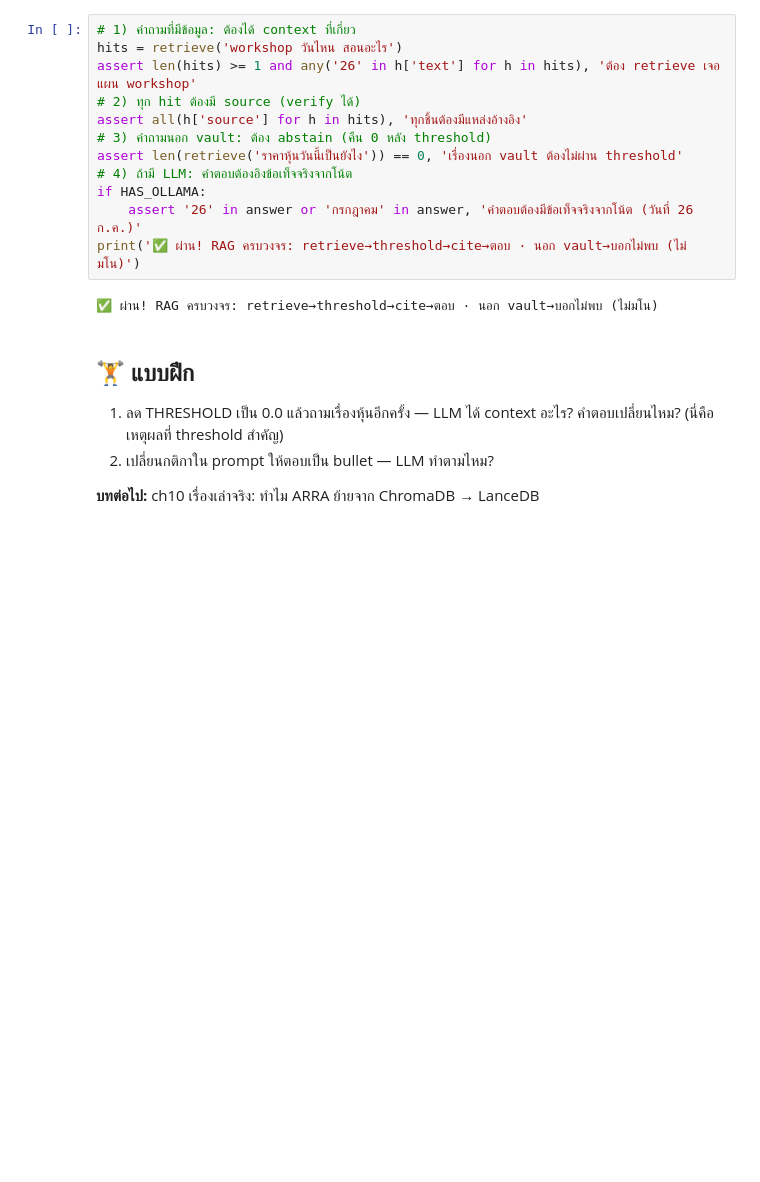
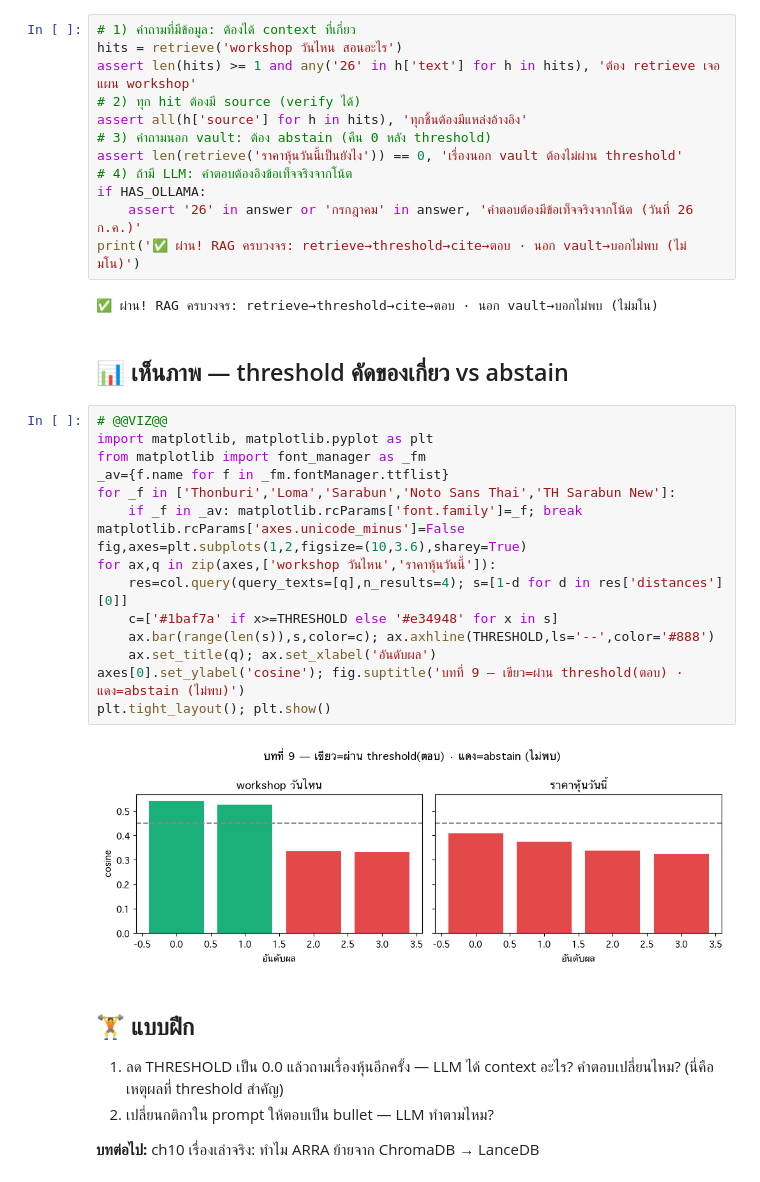
Before and after one commit to nat-build-with-oracle/ajfon-oracle, a Jupyter notebook: book/notebooks/ch09_rag_cite.ipynb, the cells around one changed output. Saved outputs shown, nothing was run; the diff lists cells and outputs as text; blank space fills up the shorter version.

```diff
--- a/book/notebooks/ch09_rag_cite.ipynb
+++ b/book/notebooks/ch09_rag_cite.ipynb
@@ -151,6 +151,26 @@ if HAS_OLLAMA:
 print('✅ ผ่าน! RAG ครบวงจร: retrieve→threshold→cite→ตอบ · นอก vault→บอกไม่พบ (ไม่มโน)')
 # %% [output]
 ✅ ผ่าน! RAG ครบวงจร: retrieve→threshold→cite→ตอบ · นอก vault→บอกไม่พบ (ไม่มโน)
+# %% [markdown]
+## 📊 เห็นภาพ — threshold คัดของเกี่ยว vs abstain
+# %%
+# @@VIZ@@
+import matplotlib, matplotlib.pyplot as plt
+from matplotlib import font_manager as _fm
+_av={f.name for f in _fm.fontManager.ttflist}
+for _f in ['Thonburi','Loma','Sarabun','Noto Sans Thai','TH Sarabun New']:
+    if _f in _av: matplotlib.rcParams['font.family']=_f; break
+matplotlib.rcParams['axes.unicode_minus']=False
+fig,axes=plt.subplots(1,2,figsize=(10,3.6),sharey=True)
+for ax,q in zip(axes,['workshop วันไหน','ราคาหุ้นวันนี้']):
+    res=col.query(query_texts=[q],n_results=4); s=[1-d for d in res['distances'][0]]
+    c=['#1baf7a' if x>=THRESHOLD else '#e34948' for x in s]
+    ax.bar(range(len(s)),s,color=c); ax.axhline(THRESHOLD,ls='--',color='#888')
+    ax.set_title(q); ax.set_xlabel('อันดับผล')
+axes[0].set_ylabel('cosine'); fig.suptitle('บทที่ 9 — เขียว=ผ่าน threshold(ตอบ) · แดง=abstain (ไม่พบ)')
+plt.tight_layout(); plt.show()
+# %% [output]
+[figure, added]
 # %% [markdown]
 ## 🏋️ แบบฝึก
 1. ลด THRESHOLD เป็น 0.0 แล้วถามเรื่องหุ้นอีกครั้ง — LLM ได้ context อะไร? คำตอบเปลี่ยนไหม? (นี่คือเหตุผลที่ threshold สำคัญ)
```
Also changed, not shown: 26 other files.
